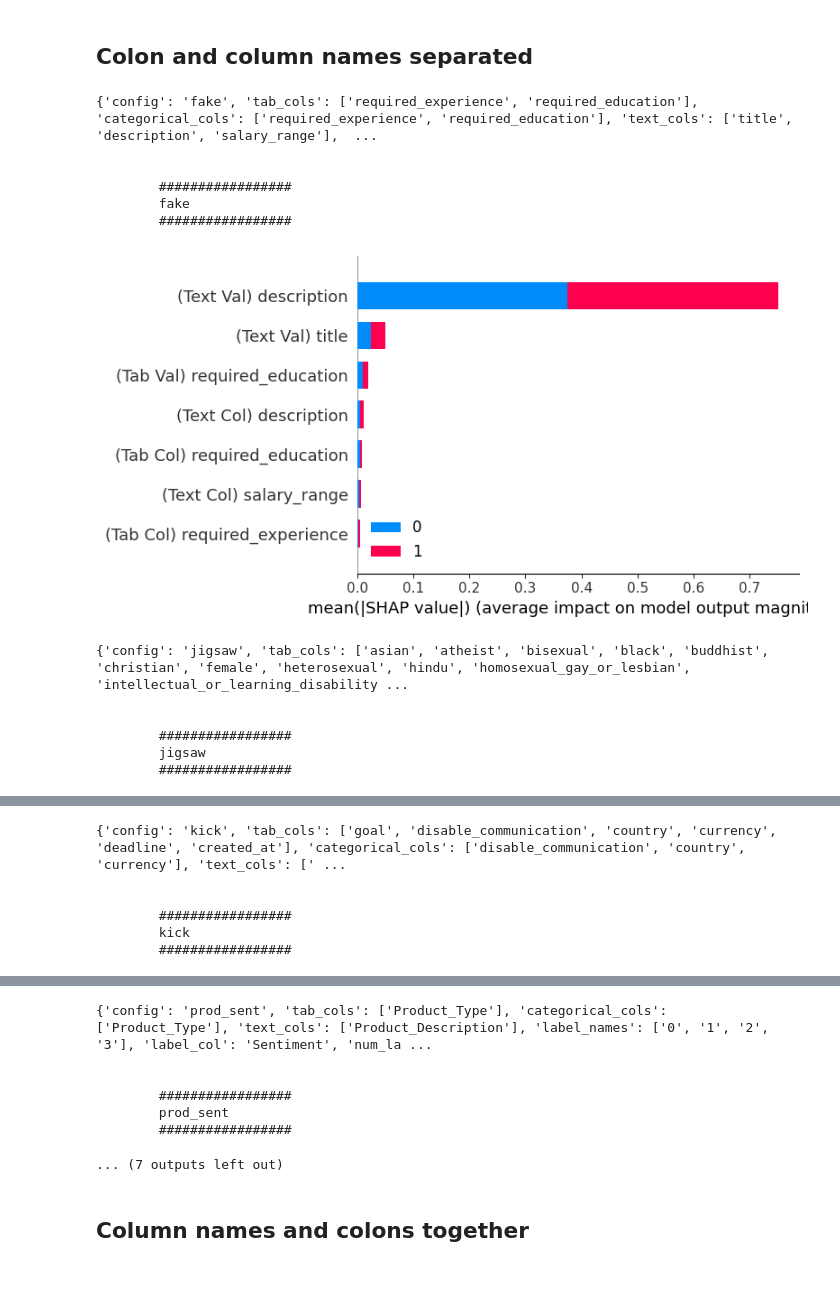
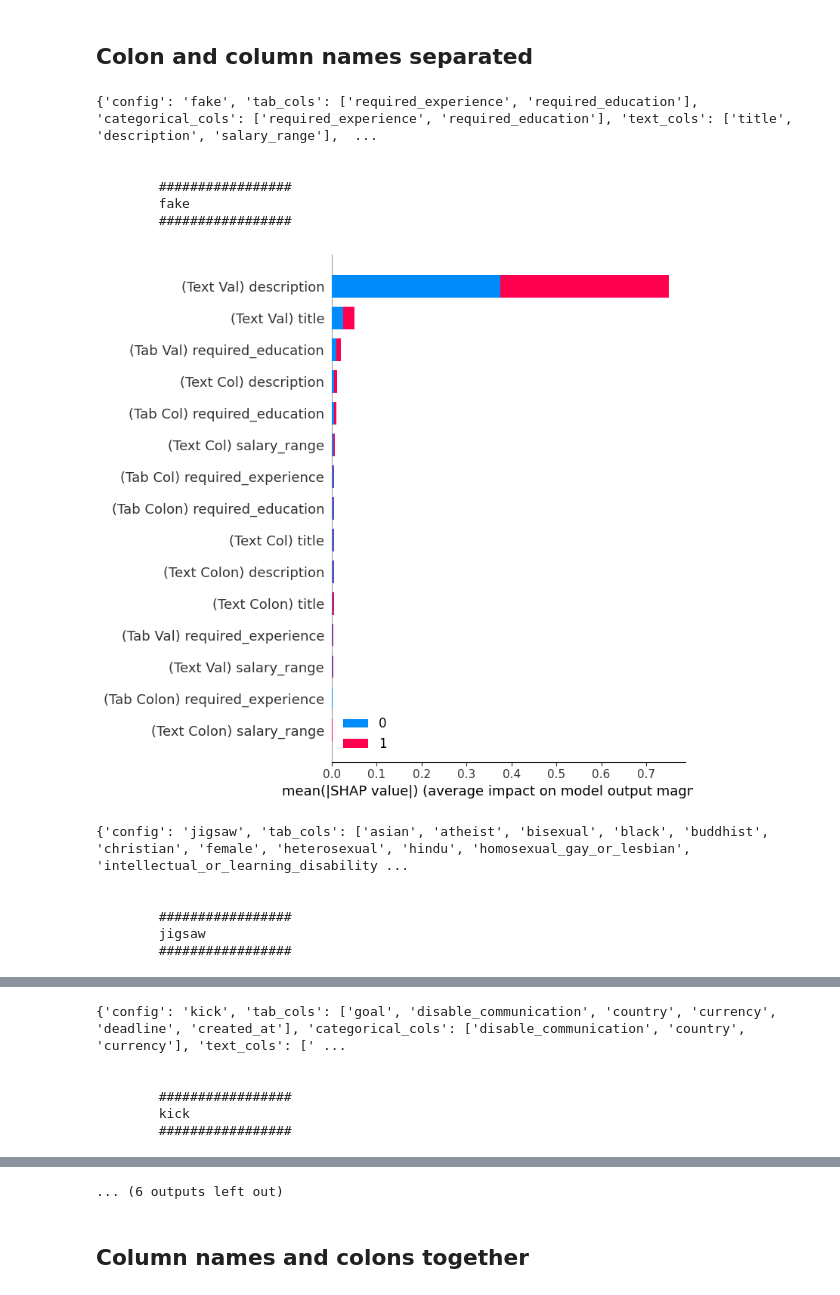
Before and after one commit to jameswburton18/TextNTabularExplanations, a Jupyter notebook: notebooks/feature_names_vs_values.ipynb, the cells around one changed output, grey strips where cells are left out. Drawn from its saved outputs; the diff is of its cells as text; code cells hidden in the pictures.

```diff
--- a/notebooks/feature_names_vs_values.ipynb
+++ b/notebooks/feature_names_vs_values.ipynb
@@ -64,35 +64,36 @@ for ds_name in [
         grouped_colon_shap_vals = pickle.load(f)
     with open(fts_filepath, "rb") as f:
         grouped_shap_vals = pickle.load(f)
     val_only = grouped_shap_vals - grouped_col_name_shap_vals - grouped_colon_shap_vals
     shap.summary_plot(
         list(
             np.concatenate(
                 [
                     val_only,
                     grouped_col_name_shap_vals,
                     grouped_colon_shap_vals,
                 ],
                 axis=2,
             )
         ),
         features=[f"(Tab Val) {col}" for col in di.tab_cols]
         + [f"(Text Val) {col}" for col in di.text_cols]
         + [f"(Tab Col) {col}" for col in di.tab_cols]
         + [f"(Text Col) {col}" for col in di.text_cols]
         + [f"(Tab Colon) {col}" for col in di.tab_cols]
         + [f"(Text Colon) {col}" for col in di.text_cols],
         class_names=di.label_names,
-        max_display=7,
+        max_display=15,
+
     )
 # %% [output]
 {'config': 'fake', 'tab_cols': ['required_experience', 'required_education'], 'categorical_cols': ['required_experience', 'required_education'], 'text_cols': ['title', 'description', 'salary_range'],  ...
 
 
         #################
         fake
         #################
-[figure, old version]
+[figure, new version]
 {'config': 'jigsaw', 'tab_cols': ['asian', 'atheist', 'bisexual', 'black', 'buddhist', 'christian', 'female', 'heterosexual', 'hindu', 'homosexual_gay_or_lesbian', 'intellectual_or_learning_disability ...
 
 
@@ -125,10 +132,4 @@ Tight layout not applied. The bottom and top margins cannot be made large enough
-{'config': 'prod_sent', 'tab_cols': ['Product_Type'], 'categorical_cols': ['Product_Type'], 'text_cols': ['Product_Description'], 'label_names': ['0', '1', '2', '3'], 'label_col': 'Sentiment', 'num_la ...
-
-
-        #################
-        prod_sent
-        #################
+... (6 outputs left out)
-... (7 outputs left out)
 # %% [markdown]
 ## Column names and colons together
 # %%
```
Also changed, not shown: parts of 5 cells of this notebook, 3 other files.
